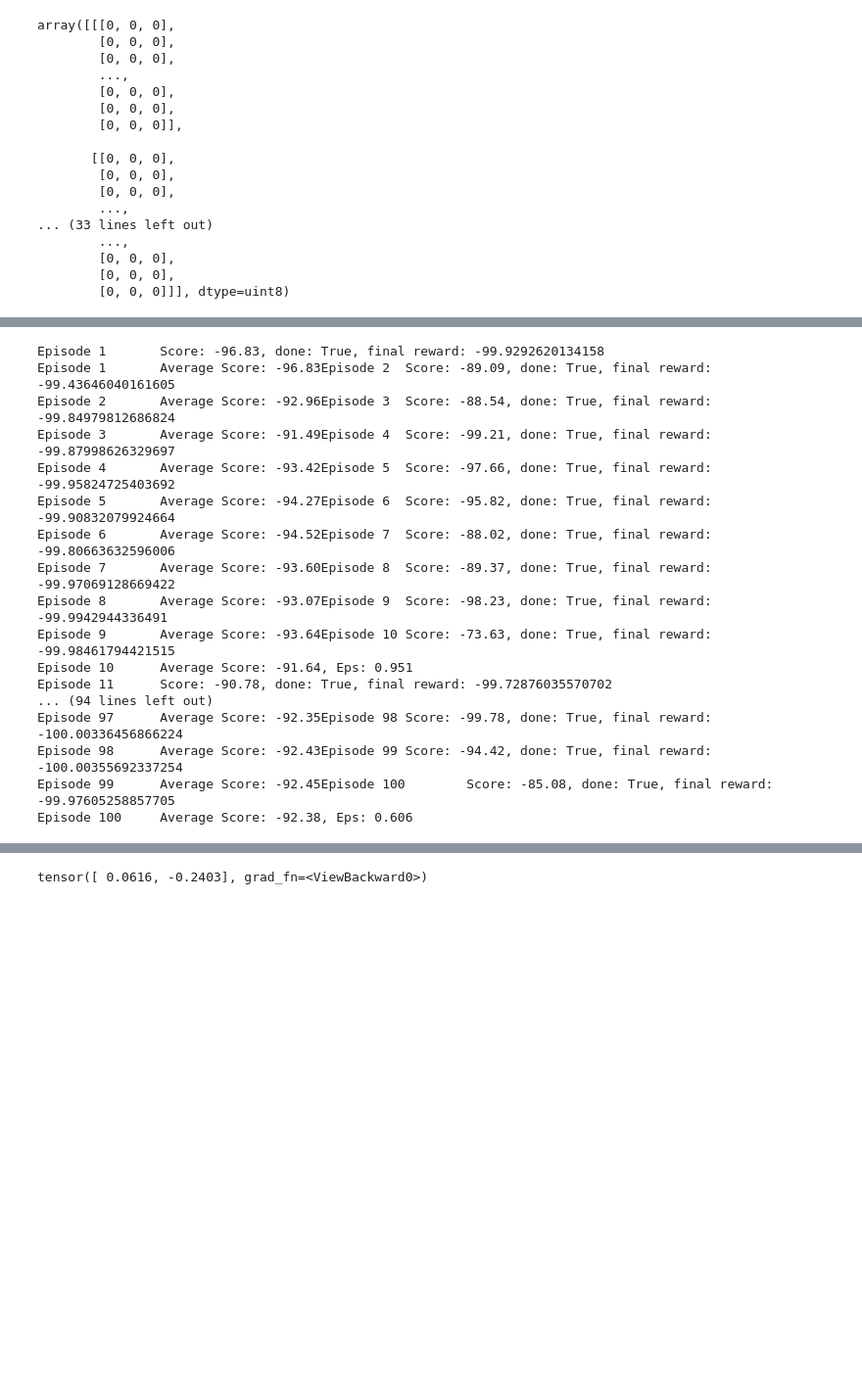
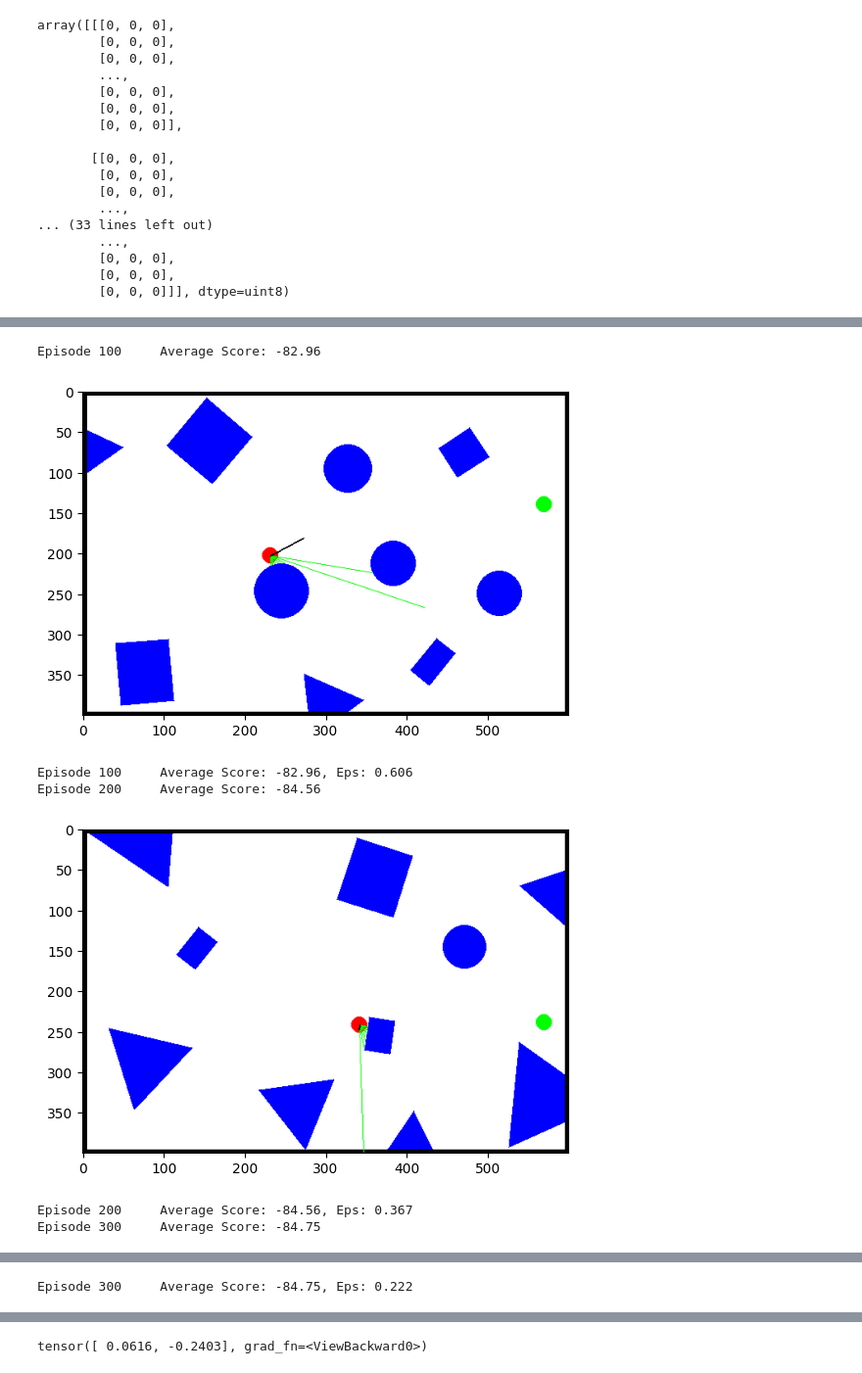
Before and after one commit to tonyzyl/Simple-Pathfinding-with-Gymnasium, a Jupyter notebook: uav.ipynb, the cells around one changed output, grey strips where cells are left out. Shown: that part at 98% size. Drawn from its saved outputs; the diff is of its cells as text; code cells hidden in the pictures; blank space fills up the shorter version.

```diff
--- a/uav.ipynb
+++ b/uav.ipynb
@@ -923,7 +928,7 @@ def train(agent, env, n_episodes=2000, n_max_step=1000, eps_start=1.0, eps_end=0
         if n_step == n_max_step - 1:
             score += PEN_NOT_FINISHED
 
-        print(f"Episode {i_episode}\tScore: {score:.2f}, done: {done}, final reward: {reward}")
+        #print(f"Episode {i_episode}\tScore: {score:.2f}, done: {done}, final reward: {reward}")
         # At the end of episode append and save scores
         scores_window.append(score)
         scores.append(score)
@@ -936,48 +941,40 @@ def train(agent, env, n_episodes=2000, n_max_step=1000, eps_start=1.0, eps_end=0
 
         # Update target network every target_update episodes
         if i_episode % target_update == 0:
             agent.update_target_network()
 
         # Print average score every 100 episodes
         if i_episode % print_every == 0:
             frame = env.render()
             final_states_images.append(frame)
             env.close()
+            plt.imshow(frame)
+            plt.show()
             print('\rEpisode {}\tAverage Score: {:.2f}, Eps: {:.3f}'.format(i_episode, np.mean(scores_window), eps))
 
         # This environment is considered to be solved for a mean score of 200 or greater, so stop training.
         if i_episode % 100 == 0 and np.mean(scores_window) >= 200:
             break
 
 
     return scores, final_states_images
 
 
 # Make an environment
 env = SimpleUAVEnv()
 state_size = 18
 action_size = 2
 
 # Initilize a DQN agent
 agent = DQNAgent(state_size, action_size)
 
 # Train it
-scores, final_states_images = train(agent, env, 100)
+scores, final_states_images = train(agent, env, 300, print_every=100)
 # %% [output]
-Episode 1       Score: -96.83, done: True, final reward: -99.9292620134158
-Episode 1       Average Score: -96.83Episode 2  Score: -89.09, done: True, final reward: -99.43646040161605
-Episode 2       Average Score: -92.96Episode 3  Score: -88.54, done: True, final reward: -99.84979812686824
-Episode 3       Average Score: -91.49Episode 4  Score: -99.21, done: True, final reward: -99.87998626329697
-Episode 4       Average Score: -93.42Episode 5  Score: -97.66, done: True, final reward: -99.95824725403692
-Episode 5       Average Score: -94.27Episode 6  Score: -95.82, done: True, final reward: -99.90832079924664
-Episode 6       Average Score: -94.52Episode 7  Score: -88.02, done: True, final reward: -99.80663632596006
-Episode 7       Average Score: -93.60Episode 8  Score: -89.37, done: True, final reward: -99.97069128669422
-Episode 8       Average Score: -93.07Episode 9  Score: -98.23, done: True, final reward: -99.9942944336491
-Episode 9       Average Score: -93.64Episode 10 Score: -73.63, done: True, final reward: -99.98461794421515
-Episode 10      Average Score: -91.64, Eps: 0.951
-Episode 11      Score: -90.78, done: True, final reward: -99.72876035570702
-... (94 lines left out)
-Episode 97      Average Score: -92.35Episode 98 Score: -99.78, done: True, final reward: -100.00336456866224
-Episode 98      Average Score: -92.43Episode 99 Score: -94.42, done: True, final reward: -100.00355692337254
-Episode 99      Average Score: -92.45Episode 100        Score: -85.08, done: True, final reward: -99.97605258857705
-Episode 100     Average Score: -92.38, Eps: 0.606
+Episode 100     Average Score: -82.96
+[figure, added]
+Episode 100     Average Score: -82.96, Eps: 0.606
+Episode 200     Average Score: -84.56
+[figure, added]
+Episode 200     Average Score: -84.56, Eps: 0.367
+Episode 300     Average Score: -84.75
@@ -984,3 +982,4 @@ Episode 100     Average Score: -92.38, Eps: 0.606
+Episode 300     Average Score: -84.75, Eps: 0.222
 # %%
 # Plotting the final states
 for i, img in enumerate(final_states_images):
```
Also changed, not shown: parts of 13 cells of this notebook.
